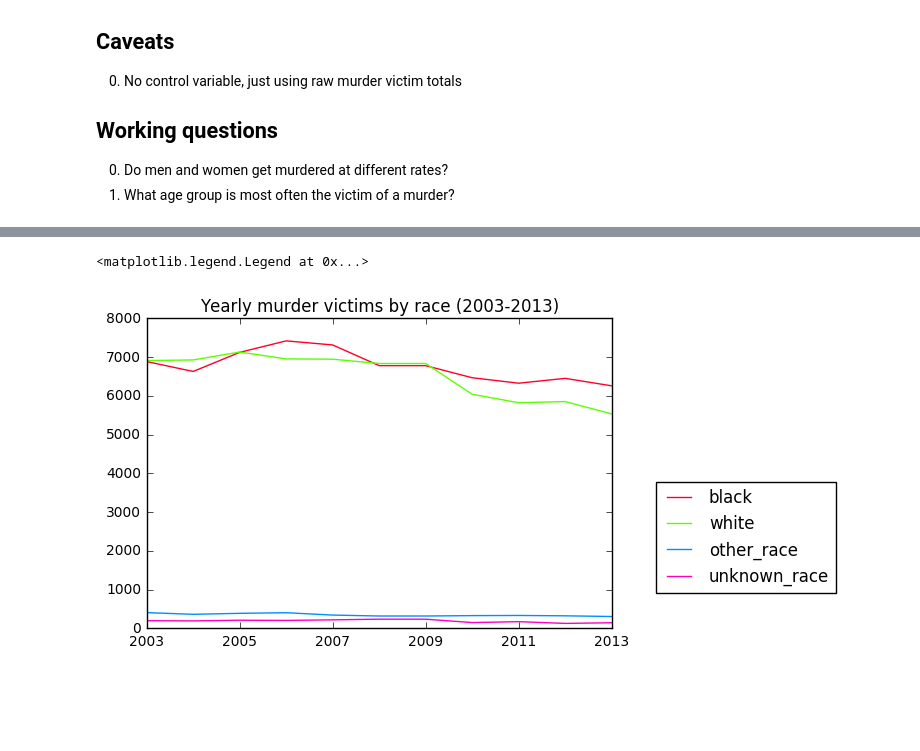
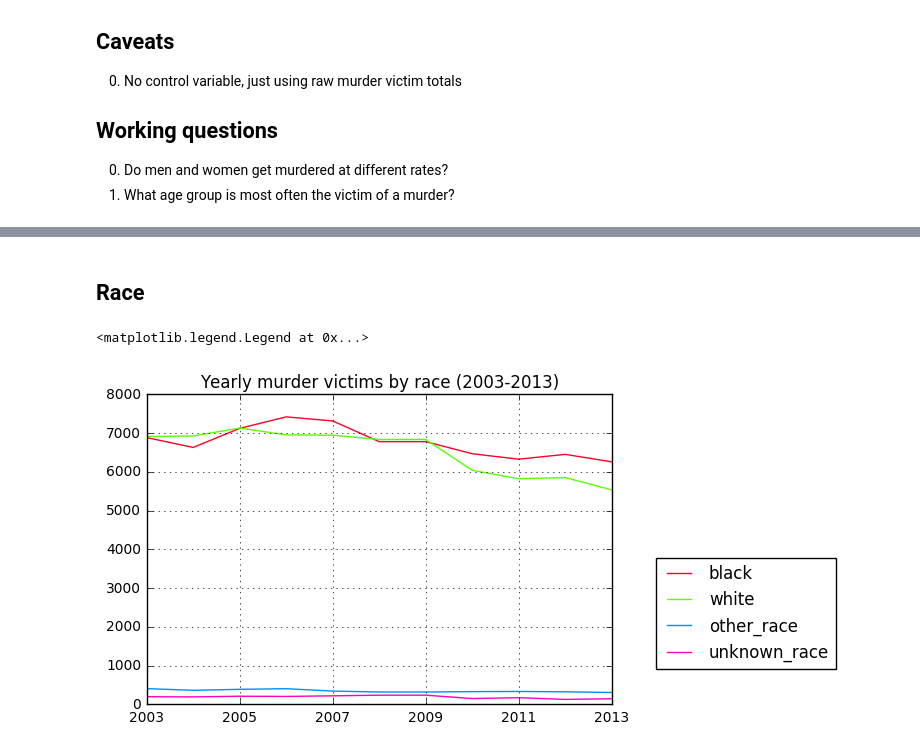
Before and after one commit to jeremiak/fbi-crime-data-explore, a Jupyter notebook: who_gets_killed.ipynb, the cells around one changed output, grey strips where cells are left out. Drawn from its saved outputs; the diff is of its cells as text; code cells hidden in the pictures; blank space fills up the shorter version.

```diff
--- a/who_gets_killed.ipynb
+++ b/who_gets_killed.ipynb
@@ -78,6 +85,8 @@ age = counts[age_columns]
+# %% [markdown]
+## Race
 # %%
-race.plot(colormap='gist_rainbow', title='Yearly murder victims by race (2003-2013)').legend(bbox_to_anchor=[1.5, .5])
+race.plot(colormap='gist_rainbow', grid=True, title='Yearly murder victims by race (2003-2013)').legend(bbox_to_anchor=[1.5, .5])
 # %% [output]
 <matplotlib.legend.Legend at 0x...>
-[figure, old version]
+[figure, new version]
 # %%
```
Also changed, not shown: parts of 9 cells of this notebook.
